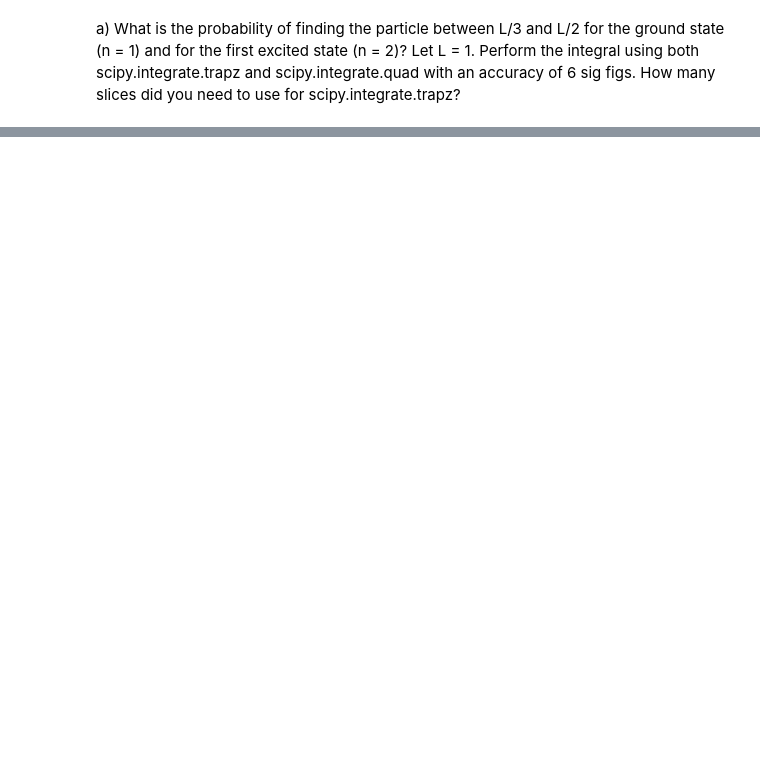
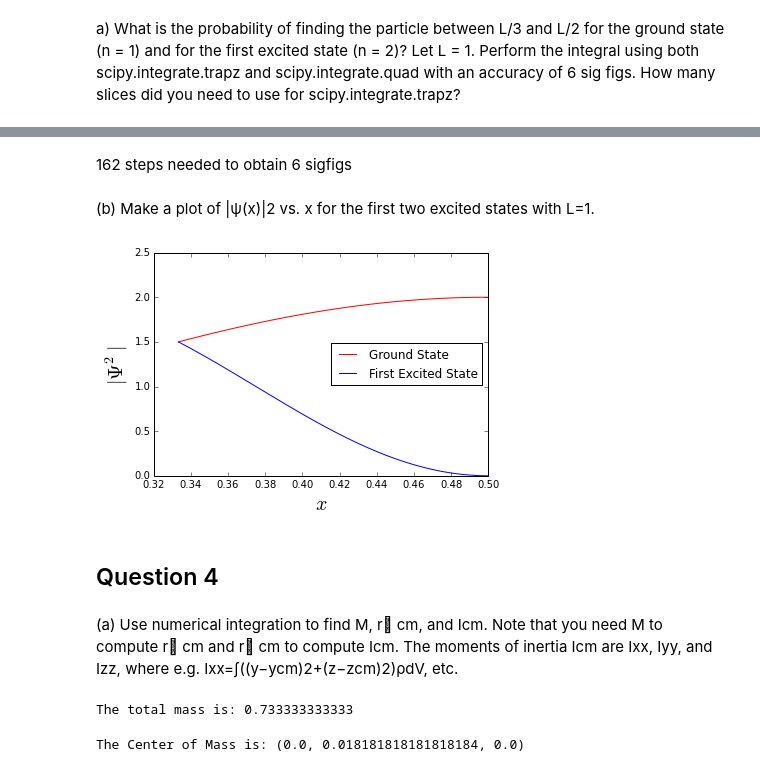
Before and after one commit to jvanstad/PHYS202-S14, a Jupyter notebook: SciPy/IntegrationExercises.ipynb, the cells around one changed output, grey strips where cells are left out. Saved outputs shown, nothing was run; the diff lists cells and outputs as text; code cells hidden in the pictures; blank space fills up the shorter version.

```diff
--- a/SciPy/IntegrationExercises.ipynb
+++ b/SciPy/IntegrationExercises.ipynb
@@ -78,0 +134,17 @@ a) What is the probability of finding the particle between L/3 and L/2 for the g
+# %% [markdown]
+162 steps needed to obtain 6 sigfigs
+# %% [markdown]
+(b) Make a plot of |ψ(x)|2 vs. x for the first two excited states with L=1.
+# %%
+plt.plot(arr,PL**2,"r-",label="Ground State")
+plt.plot(arr2,PL2**2,'b-',label="First Excited State")
+plt.legend(loc="center right")
+plt.xlabel(r'$x$', fontsize=20)
+plt.ylabel(r'$|\Psi^2|$',fontsize=20)
+plt.show()
+# %% [output]
+[figure, added]
+# %% [markdown]
+## Question 4
+# %% [markdown]
+(a) Use numerical integration to find M, r⃗ cm, and Icm. Note that you need M to compute r⃗ cm and r⃗ cm to compute Icm. The moments of inertia Icm are Ixx, Iyy, and Izz, where e.g. Ixx=∫((y−ycm)2+(z−zcm)2)ρdV, etc.
@@ -78,0 +153,23 @@ a) What is the probability of finding the particle between L/3 and L/2 for the g
+# %%
+dens=lambda z,y,x:100*(y+0.1)+(100*z**2)
+xmin=-0.1
+xmax=0.1
+ymin=lambda x:-0.1
+ymax=lambda x:0.1
+zmin=lambda y,x:-0.5
+zmax=lambda y,x:0.5
+M,err=tplquad(dens,xmin,xmax,ymin,ymax,zmin,zmax)
+print "The total mass is:" ,M
+# %% [output]
+The total mass is: 0.733333333333
+# %%
+rx=lambda z,y,x:x*(100*(y+0.1)+(100*z**2))/M
+ry=lambda z,y,x:y*(100*(y+0.1)+(100*z**2))/M
+rz=lambda z,y,x:z*(100*(y+0.1)+(100*z**2))/M
+X,errx=tplquad(rx,xmin,xmax,ymin,ymax,zmin,zmax)
+Y,erry=tplquad(ry,xmin,xmax,ymin,ymax,zmin,zmax)
+Z,errz=tplquad(rz,xmin,xmax,ymin,ymax,zmin,zmax)
+R=(X,Y,Z)
+print "The Center of Mass is:",  R
+# %% [output]
+The Center of Mass is: (0.0, 0.018181818181818184, 0.0)
```
Also changed, not shown: parts of 12 cells of this notebook, 1 other file.
